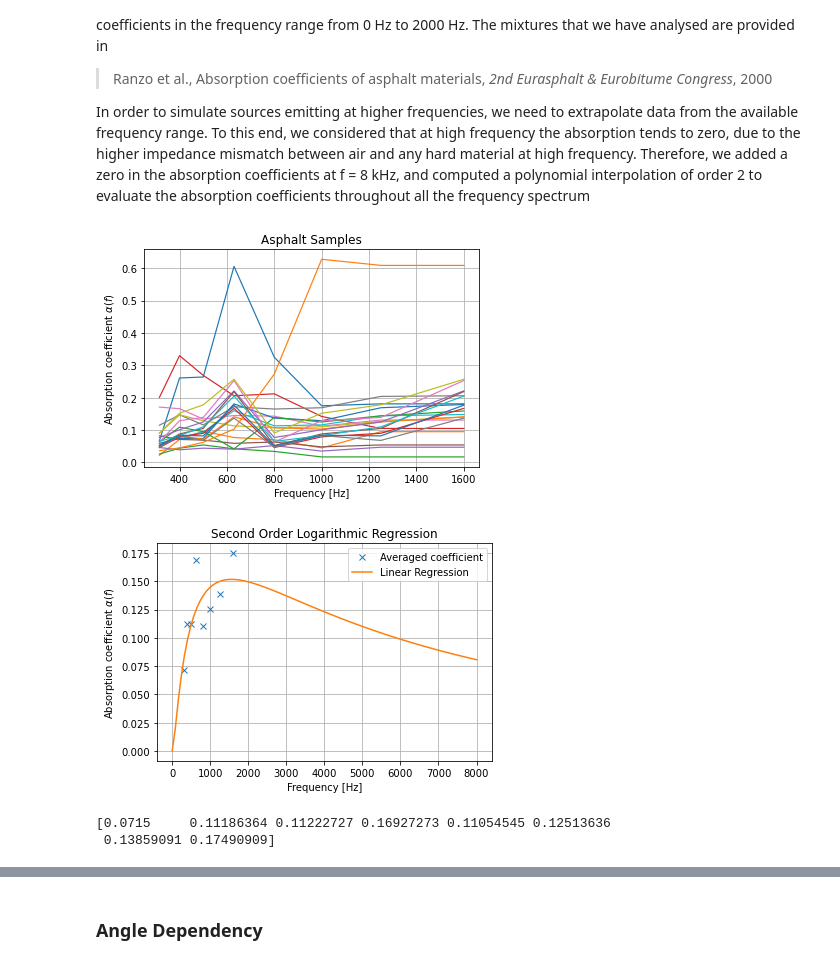
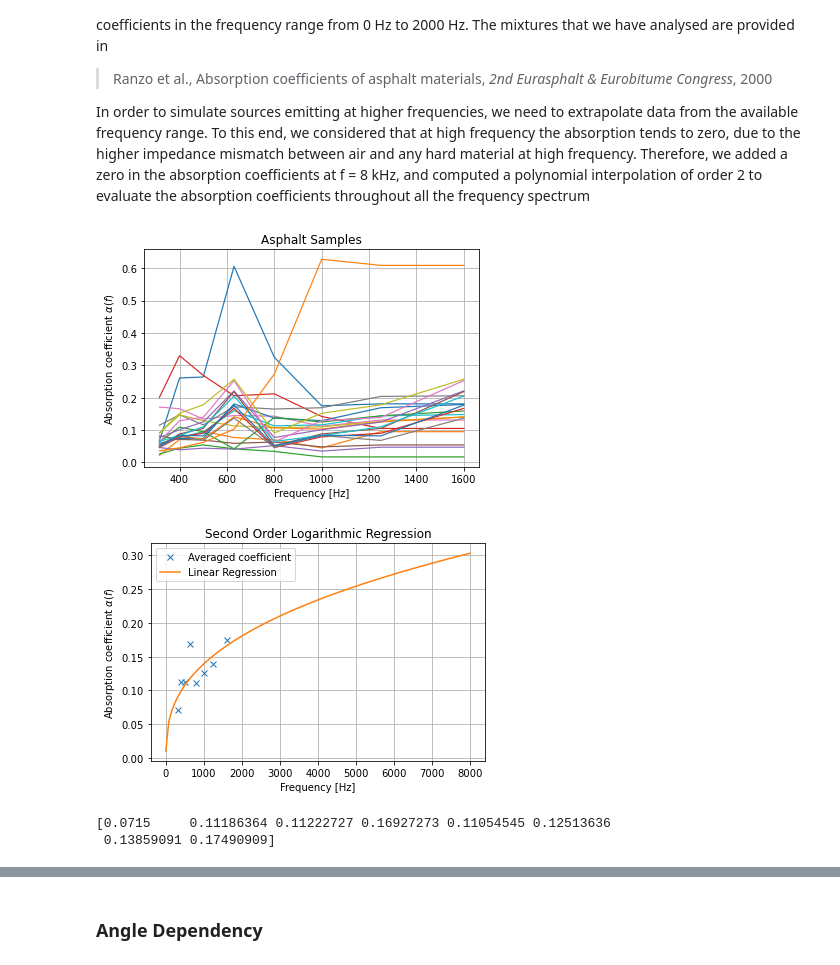
Before and after one commit to steDamiano/pyroadacoustics, a Jupyter notebook: research_notebooks/angle_filter_log.ipynb, the cells around one changed output, grey strips where cells are left out. Cells and saved outputs as stored; diff of their text form; code cells hidden in the pictures.

```diff
--- a/research_notebooks/angle_filter_log.ipynb
+++ b/research_notebooks/angle_filter_log.ipynb
@@ -55,35 +55,35 @@ plt.ylabel(r'Absorption coefficient $\alpha(f)$')
 plt.grid()
 plt.show()
 
 # asphalts2 = np.c_[asphalts2, 0.3 * np.ones(np.shape(asphalts2)[0])]
 # f = np.append(f, 8000)
 
 # Compute average coefficients
 alpha_avg = np.asarray(np.sum(asphalts2, axis = 0)).flatten() / np.shape(asphalts2)[0]
 
 log_f = np.log(f)
 log_alpha = np.log(alpha_avg)
-log_model = np.polyfit(log_f, log_alpha, deg = 2)
+log_model = np.polyfit(log_f, log_alpha, deg = 1)
 
 interp_freqs = np.linspace(1, 8000, num = 100)
 log_interp_coeffs = np.polyval(log_model, np.log(interp_freqs))
 interp_coeffs = np.exp(log_interp_coeffs)
 interp_coeffs = np.clip(interp_coeffs, 0, 1)
 
 plt.figure()
 plt.plot(f, alpha_avg, 'x', linewidth = 1.1)
 plt.plot()
 plt.plot(interp_freqs, interp_coeffs, linewidth = 1.5)
 plt.title('Second Order Logarithmic Regression')
 plt.xlabel('Frequency [Hz]')
 plt.ylabel(r'Absorption coefficient $\alpha(f)$')
 plt.legend(['Averaged coefficient', 'Linear Regression'])
 plt.grid()
 plt.show()
 print(alpha_avg)
 # %% [output]
 [figure]
-[figure, old version]
+[figure, new version]
 [0.0715     0.11186364 0.11222727 0.16927273 0.11054545 0.12513636
  0.13859091 0.17490909]
 # %%
```
Also changed, not shown: parts of 3 cells of this notebook, 5 other files.
